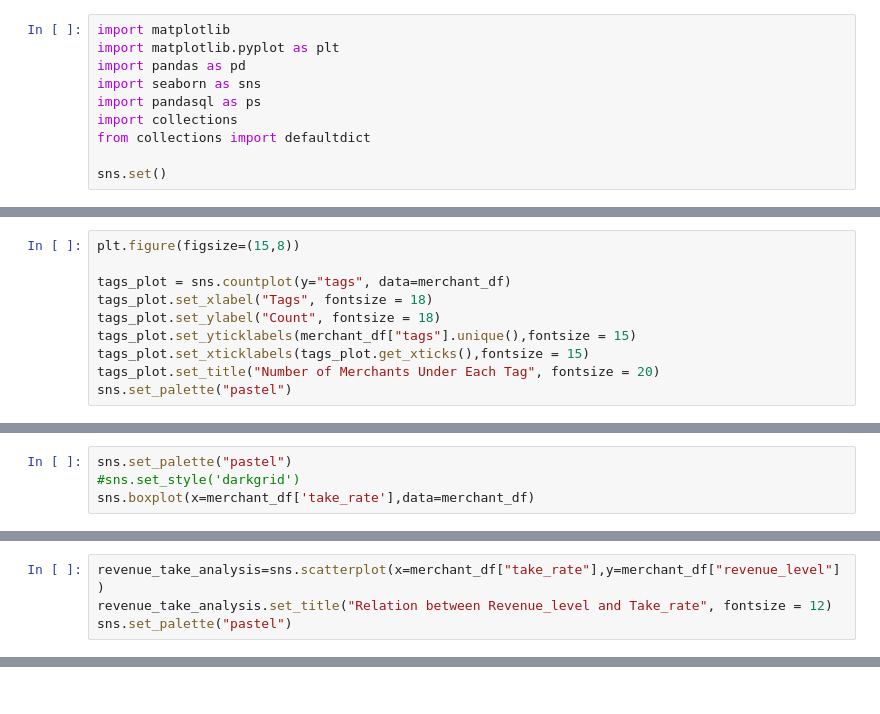
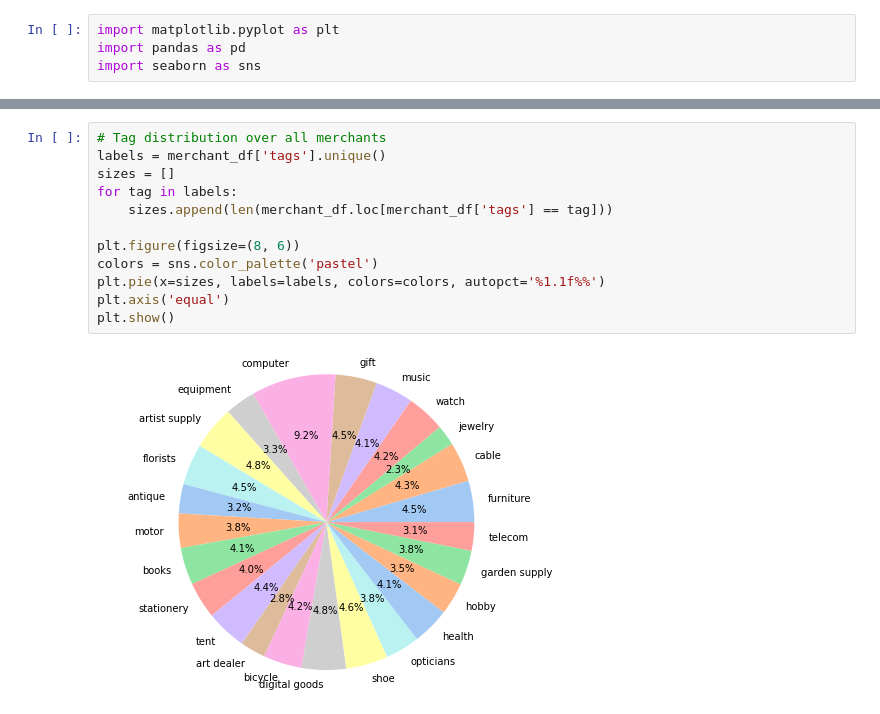
Before and after one commit to MAST30034-Applied-Data-Science/generic-buy-now-pay-later-project-group-14, a Jupyter notebook: notebooks/merchant_analysis.ipynb, the cells around one changed output, grey strips where cells are left out. Drawn from its saved outputs; the diff is of its cells as text.

```diff
--- a/notebooks/merchant_analysis.ipynb
+++ b/notebooks/merchant_analysis.ipynb
@@ -1,11 +1,5 @@
 # %%
-import matplotlib
 import matplotlib.pyplot as plt
 import pandas as pd
 import seaborn as sns
-import pandasql as ps
-import collections
-from collections import defaultdict
-
-sns.set()
 # %%
@@ -13,10 +6,0 @@ merchant_df=pd.read_csv('../data/curated/merchant.csv')
-# %%
-plt.figure(figsize=(15,8))
-
-tags_plot = sns.countplot(y="tags", data=merchant_df)
-tags_plot.set_xlabel("Tags", fontsize = 18)
-tags_plot.set_ylabel("Count", fontsize = 18)
-tags_plot.set_yticklabels(merchant_df["tags"].unique(),fontsize = 15)
-tags_plot.set_xticklabels(tags_plot.get_xticks(),fontsize = 15)
-tags_plot.set_title("Number of Merchants Under Each Tag", fontsize = 20)
-sns.set_palette("pastel")
@@ -109,4 +6,0 @@ findfont: Generic family 'sans-serif' not found because none of the following fa
-# %%
-sns.set_palette("pastel")
-#sns.set_style('darkgrid')
-sns.boxplot(x=merchant_df['take_rate'],data=merchant_df)
@@ -172,4 +6,0 @@ sns.set_palette("pastel")
-# %%
-revenue_take_analysis=sns.scatterplot(x=merchant_df["take_rate"],y=merchant_df["revenue_level"])
-revenue_take_analysis.set_title("Relation between Revenue_level and Take_rate", fontsize = 12)
-sns.set_palette("pastel")
@@ -177,0 +7,14 @@ sns.set_palette("pastel")
+# %%
+# Tag distribution over all merchants
+labels = merchant_df['tags'].unique()
+sizes = []
+for tag in labels:
+    sizes.append(len(merchant_df.loc[merchant_df['tags'] == tag]))
+
+plt.figure(figsize=(8, 6))
+colors = sns.color_palette('pastel')
+plt.pie(x=sizes, labels=labels, colors=colors, autopct='%1.1f%%')
+plt.axis('equal')
+plt.show()
+# %% [output]
+[figure, added]
```
Also changed, not shown: parts of 11 cells of this notebook, 15 other files.
